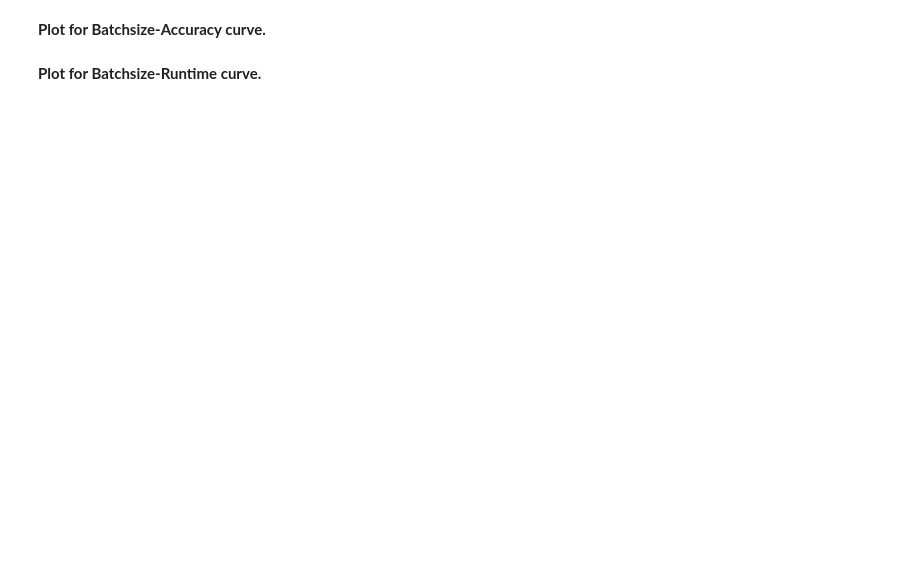
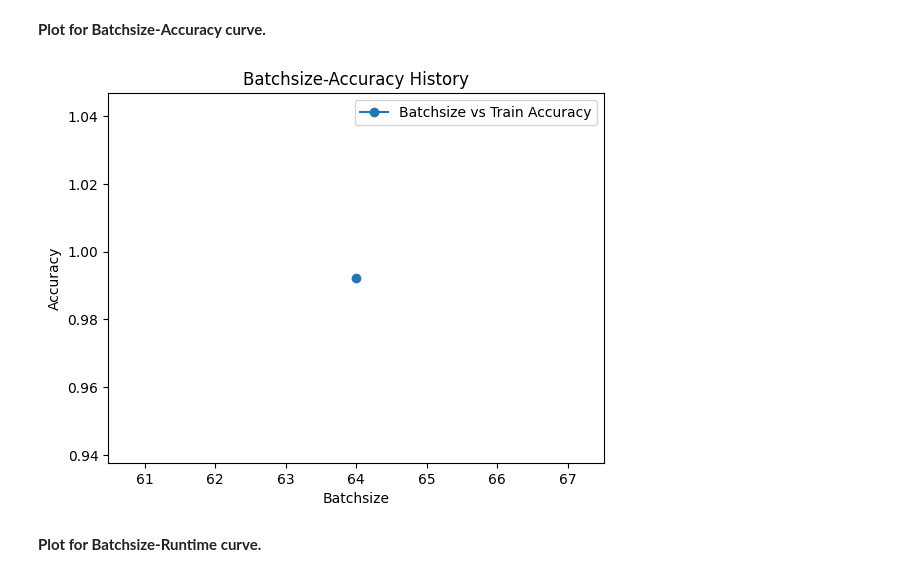
Before and after one commit to AssoStudent/MNIST-CNN, a Jupyter notebook: Project.ipynb, the cells around one changed output. Drawn from its saved outputs; the diff is of its cells as text; code cells hidden in the pictures; blank space fills up the shorter version.

```diff
--- a/Project.ipynb
+++ b/Project.ipynb
@@ -956,35 +1097,37 @@ plt.show()
 # %% [markdown]
 **Plot for Batchsize-Accuracy curve.**
 # %%
-plot_batchsize_list = [32 + i * 32 for i in range(64)]
+plot_batchsize_list = [64]
 plot_save_fig_bool = False
 plot_show_train_bool = True
 plot_show_test_bool = False
 plot_log_scale = False
 
 plot_different_parameter_train_accuracy_history = convert_to_list(data_train_accuracy_history_total)
 plot_different_parameter_test_accuracy_history = convert_to_list(data_test_accuracy_history_total)
 plot_batchsize_accuracy_point_train = []
 plot_batchsize_accuracy_point_test = []
 if plot_show_train_bool is True:
     for plot_train_accuracy_history in plot_different_parameter_train_accuracy_history:
         plot_batchsize_accuracy_point_train.append(plot_train_accuracy_history[-1])
     plt.plot(plot_batchsize_list, plot_batchsize_accuracy_point_train, marker='o', linestyle='-', label=f"Batchsize vs Train Accuracy")
 if plot_show_test_bool is True:
     for plot_test_accuracy_history in plot_different_parameter_test_accuracy_history:
         plot_batchsize_accuracy_point_test.append(plot_test_accuracy_history[-1])
     plt.plot(plot_batchsize_list, plot_batchsize_accuracy_point_test, marker='x', linestyle='-', label=f"Batchsize vs Test Accuracy")
 plt.xlabel("Batchsize")
 if plot_log_scale is True:
     plt.ylabel("Log Accuracy")
     plt.yscale('log')
 else:
     plt.ylabel("Accuracy")
 plt.title("Batchsize-Accuracy History")
 plt.legend()
 if plot_save_fig_bool is True:
     plt.savefig(f'Analysis_{current_dataset_name}_batchsize_accuracy_{train_start_time}.png')
 plt.show()
+# %% [output]
+[figure, added]
 # %% [markdown]
 **Plot for Batchsize-Runtime curve.**
 # %%
```
Also changed, not shown: parts of 14 cells of this notebook.
